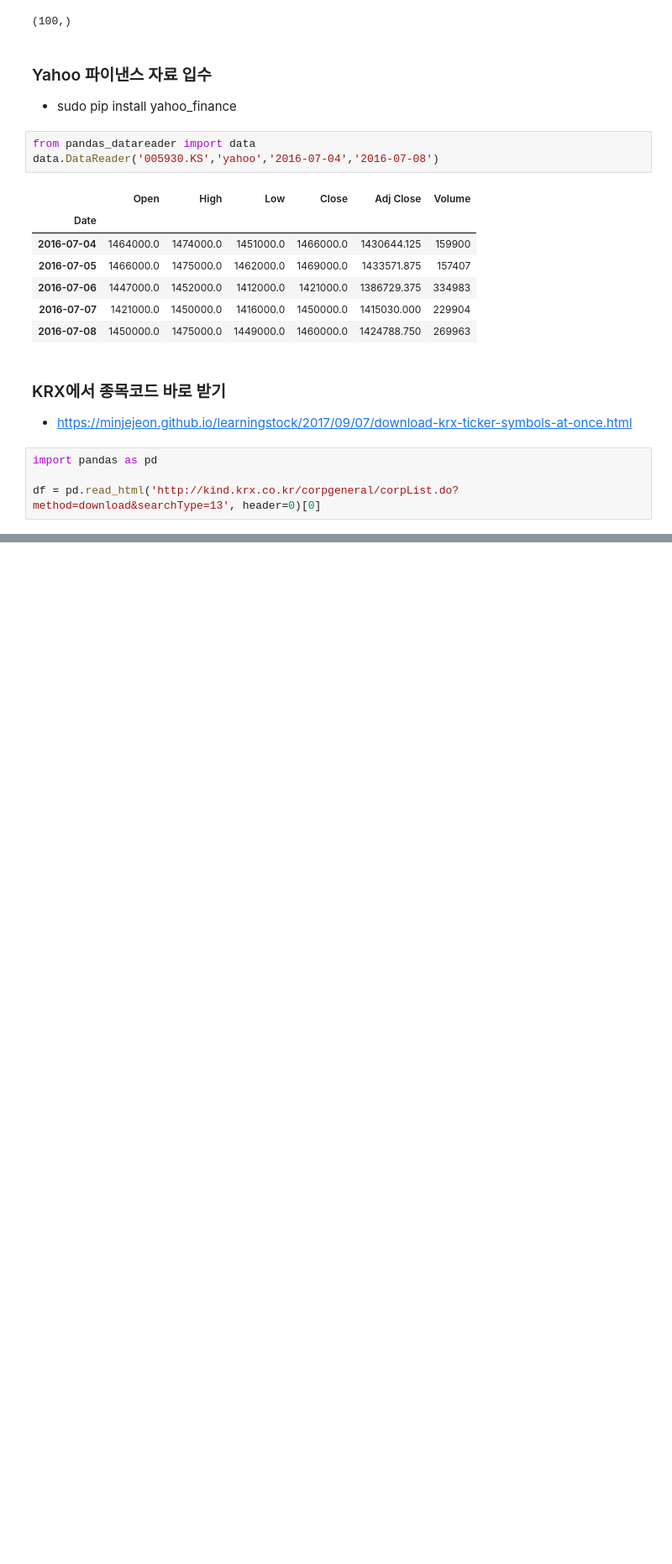
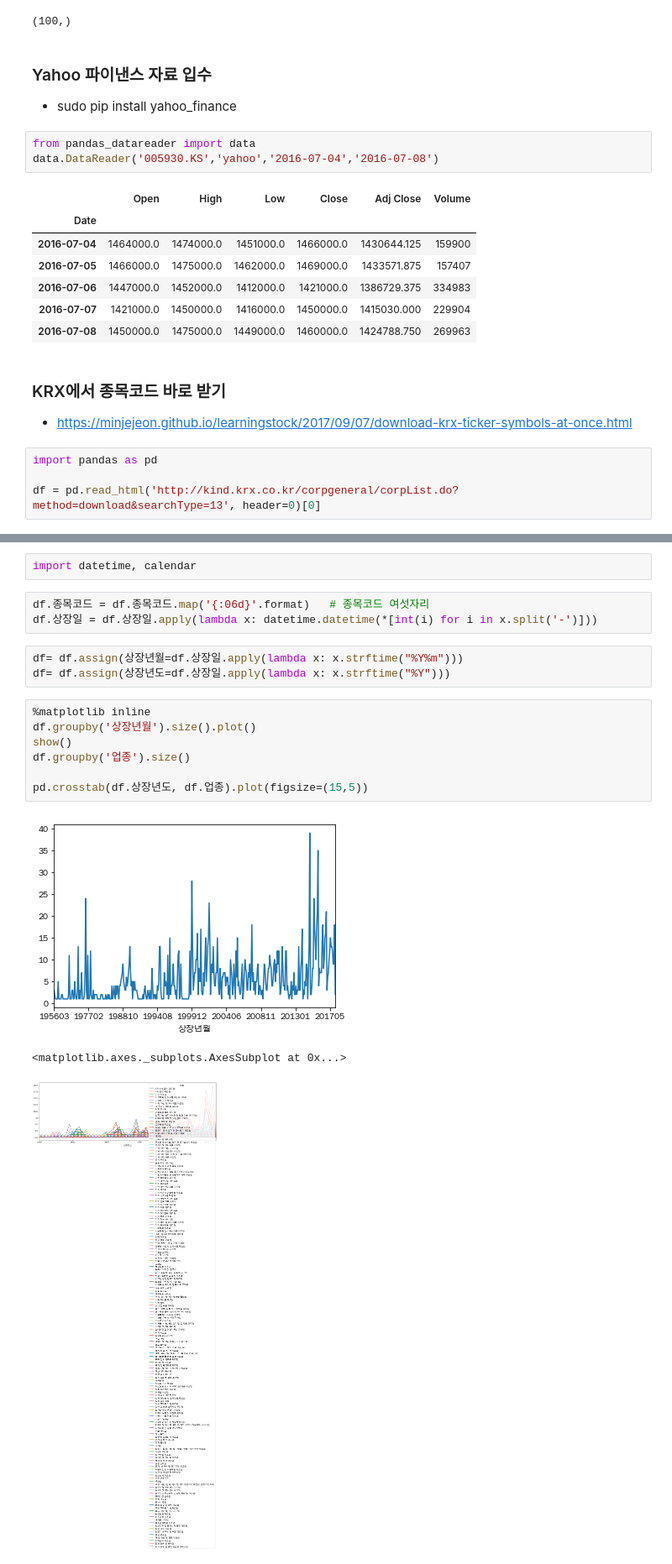
Before and after one commit to bogard75/untitled, a Jupyter notebook: Plotting.ipynb, the cells around one changed output, grey strips where cells are left out. Shown at 84% size. Drawn from its saved outputs; the diff is of its cells as text; blank space fills up the shorter version.

```diff
--- a/Plotting.ipynb
+++ b/Plotting.ipynb
@@ -99,0 +108,19 @@ Index(['회사명', '종목코드', '업종', '주요제품', '상장일', '결
+# %%
+import datetime, calendar
+# %%
+df.종목코드 = df.종목코드.map('{:06d}'.format)   # 종목코드 여섯자리
+df.상장일 = df.상장일.apply(lambda x: datetime.datetime(*[int(i) for i in x.split('-')]))
+# %%
+df= df.assign(상장년월=df.상장일.apply(lambda x: x.strftime("%Y%m")))
+df= df.assign(상장년도=df.상장일.apply(lambda x: x.strftime("%Y")))
+# %%
+%matplotlib inline
+df.groupby('상장년월').size().plot()
+show()
+df.groupby('업종').size()
+
+pd.crosstab(df.상장년도, df.업종).plot(figsize=(15,5))
+# %% [output]
+[figure, added]
+<matplotlib.axes._subplots.AxesSubplot at 0x...>
+[figure, added]
```
Also changed, not shown: parts of 4 cells of this notebook.
